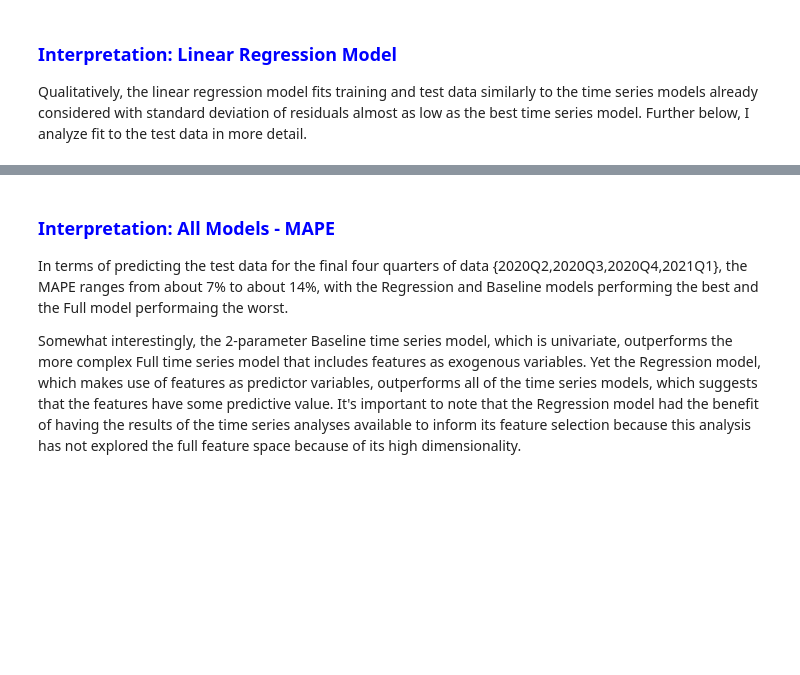
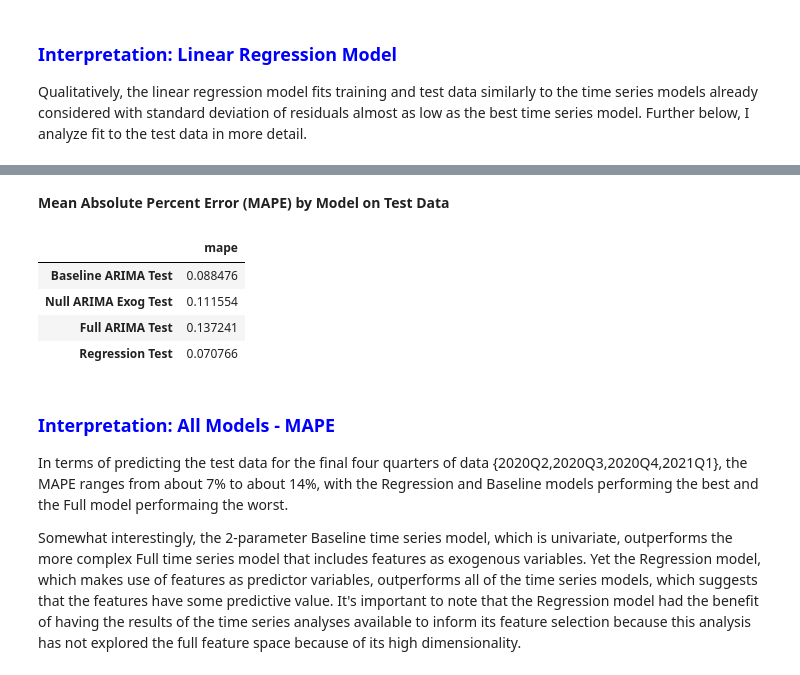
Before and after one commit to gskalski267/springboard, a Jupyter notebook: Capstone_Project_2/notebooks/Cap2_Modeling.ipynb, the cells around one changed output, grey strips where cells are left out. Saved outputs shown, nothing was run; the diff lists cells and outputs as text; code cells hidden in the pictures; blank space fills up the shorter version.

```diff
--- a/Capstone_Project_2/notebooks/Cap2_Modeling.ipynb
+++ b/Capstone_Project_2/notebooks/Cap2_Modeling.ipynb
@@ -302,3 +356,13 @@ axes03.get_legend().remove()
+# %% [markdown]
+<b>Mean Absolute Percent Error (MAPE) by Model on Test Data</b>
+# %%
+df_apetest_mean_bymodel
+# %% [output]
+|  | mape |
+| Baseline ARIMA Test | 0.088476 |
+| Null ARIMA Exog Test | 0.111554 |
+| Full ARIMA Test | 0.137241 |
+| Regression Test | 0.070766 |
 # %% [markdown]
 ### <b><font color='blue'> Interpretation: All Models - MAPE</font></b>
 In terms of predicting the test data for the final four quarters of data {2020Q2,2020Q3,2020Q4,2021Q1}, the MAPE ranges from about 7% to about 14%, with the Regression and Baseline models performing the best and the Full model performaing the worst.
```
Also changed, not shown: parts of 16 cells of this notebook, 3 other files.
